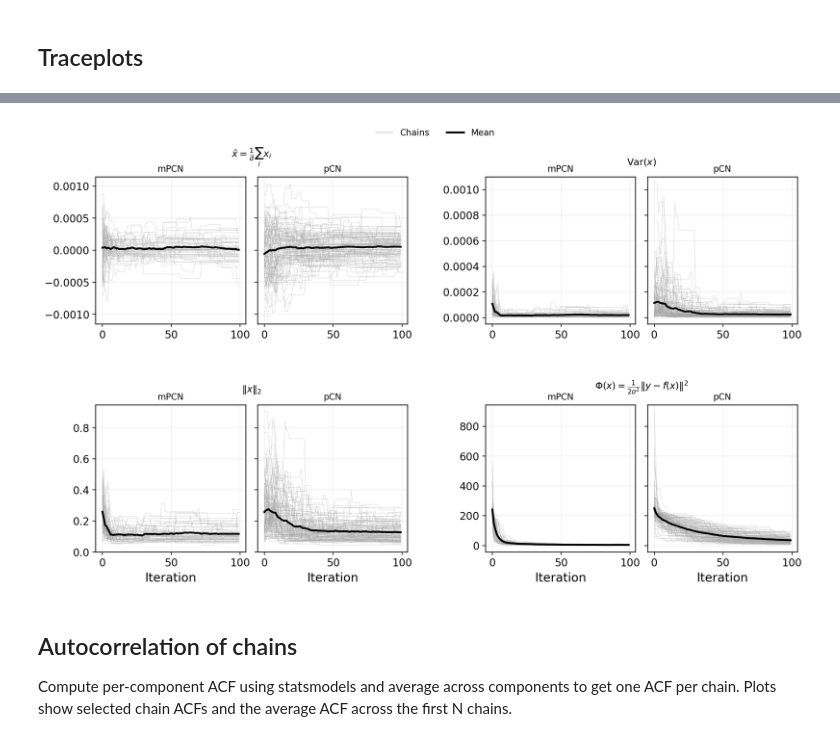
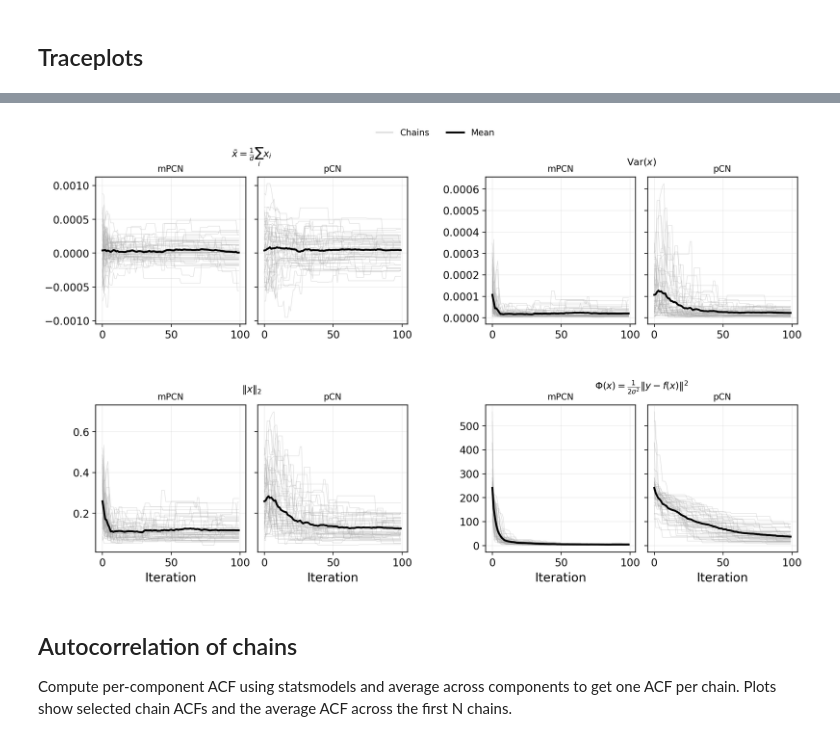
Before and after one commit to guillerminasenn/multiproposal-internal, a Jupyter notebook: notebooks/05_toy_solute_transport_mpcn_convergence.ipynb, the cells around one changed output, grey strips where cells are left out. Saved outputs shown, nothing was run; the diff lists cells and outputs as text; code cells hidden in the pictures.

```diff
--- a/notebooks/05_toy_solute_transport_mpcn_convergence.ipynb
+++ b/notebooks/05_toy_solute_transport_mpcn_convergence.ipynb
@@ -575,7 +573,7 @@ if len(comp_list) < 1:
 
 plot_n = min(n_iters, 100)
 mpcn_plot_count = 50
-pcn_plot_count = 100
+pcn_plot_count = 50
 mpcn_plot_count = min(mpcn_plot_count, len(mpcn_chains))
 pcn_plot_count = min(pcn_plot_count, len(pcn_chains))
 
@@ -645,7 +643,7 @@ apply_pub_style()
 
 plot_n = min(n_iters, 100)
 mpcn_plot_count = 50
-pcn_plot_count = 100
+pcn_plot_count = 50
 mpcn_plot_count = min(mpcn_plot_count, len(mpcn_chains))
 pcn_plot_count = min(pcn_plot_count, len(pcn_chains))
 
@@ -745,7 +743,7 @@ from matplotlib.lines import Line2D
 
 plot_n = min(n_iters, 100)
 mpcn_plot_count = 50
-pcn_plot_count = 100
+pcn_plot_count = 50
 mpcn_plot_count = min(mpcn_plot_count, len(mpcn_chains))
 pcn_plot_count = min(pcn_plot_count, len(pcn_chains))
 
@@ -824,34 +822,34 @@ for block_idx, (obs_label, obs_fn) in enumerate(pub_observables):
             linewidth=chain_linewidth,
             color=chain_color,
             alpha=0.35,
         )
     ax_p.plot(pcn_mean, linewidth=mean_linewidth, color=mean_color)
     ax_p.set_title('pCN', fontsize=10)
     ax_p.grid(alpha=0.2)
     ax_p.tick_params(labelleft=False)
 
     block_box = outer[row_idx, col_idx].get_position(fig)
     fig.text(
         (block_box.x0 + block_box.x1) / 2,
         block_box.y1 + 0.02,
         obs_label,
         ha='center',
         va='bottom',
         fontsize=11,
     )
 
     if row_idx == 1:
         ax_m.set_xlabel('Iteration')
         ax_p.set_xlabel('Iteration')
 
 fig.tight_layout(rect=(0.0, 0.0, 1.0, 0.94))
 fig.savefig(
     reports_dir / f'solute_transport_mpcn_vs_pcn_traceplots_pub_observables_rho{rho_tag}.png',
     bbox_inches='tight',
 )
 plt.show()
 # %% [output]
-[figure, old version]
+[figure, new version]
 # %% [markdown]
 ## Autocorrelation of chains
 
```
Also changed, not shown: parts of 11 cells of this notebook, 4 other files.
